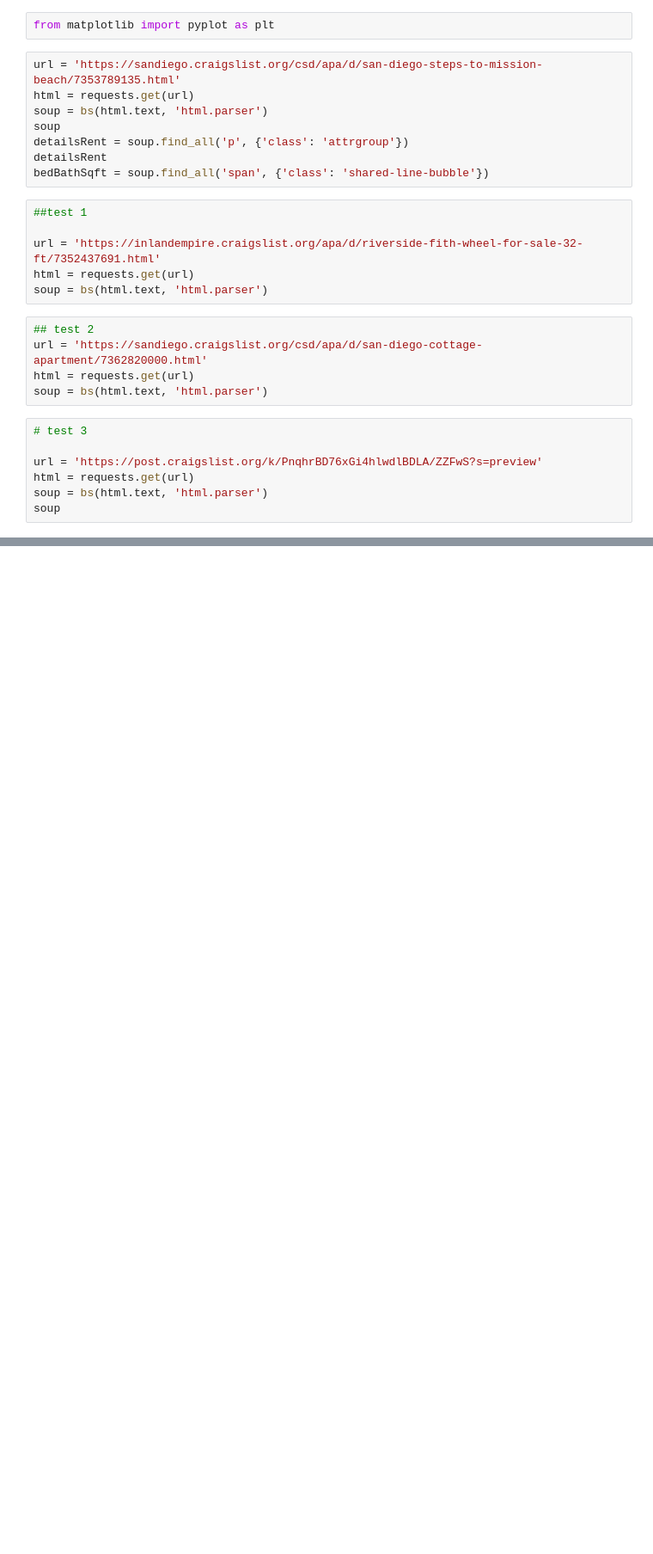
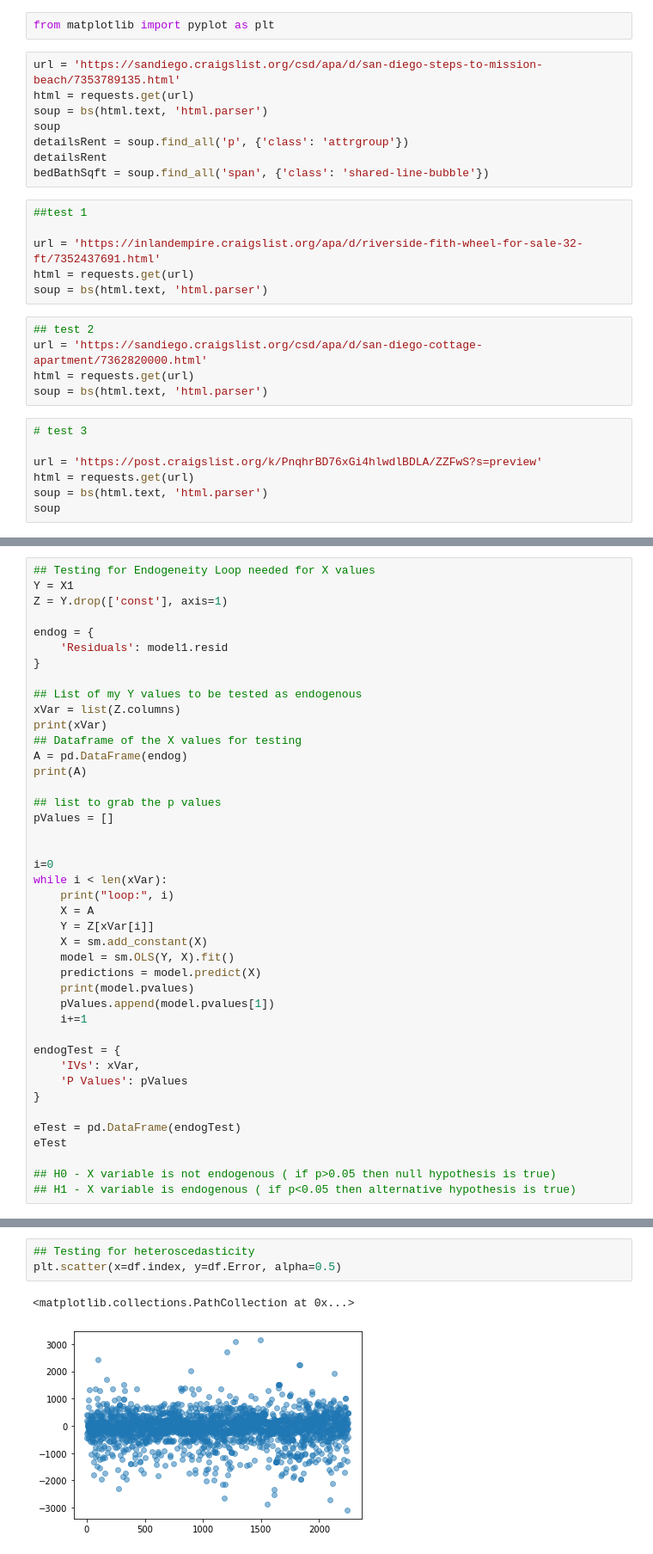
Before and after one commit to jaytmii/Scrape-of-Craigslist-in-San-Diego-CA, a Jupyter notebook: San Diego Craigslist Rentals Analysis.ipynb, the cells around one changed output, grey strips where cells are left out. Shown at 86% size. Drawn from its saved outputs; the diff is of its cells as text; blank space fills up the shorter version.

```diff
--- a/San Diego Craigslist Rentals Analysis.ipynb
+++ b/San Diego Craigslist Rentals Analysis.ipynb
@@ -720,0 +729,42 @@ model.predict(x)
+# %%
+## Testing for Endogeneity Loop needed for X values
+Y = X1
+Z = Y.drop(['const'], axis=1)
+
+endog = {
+    'Residuals': model1.resid
+}
+
+## List of my Y values to be tested as endogenous
+xVar = list(Z.columns)
+print(xVar)
+## Dataframe of the X values for testing
+A = pd.DataFrame(endog)
+print(A)
+
+## list to grab the p values
+pValues = []
+
+
+i=0
+while i < len(xVar):
+    print("loop:", i)
+    X = A
+    Y = Z[xVar[i]]
+    X = sm.add_constant(X)
+    model = sm.OLS(Y, X).fit()
+    predictions = model.predict(X)
+    print(model.pvalues)
+    pValues.append(model.pvalues[1])
+    i+=1
+
+endogTest = {
+    'IVs': xVar,
+    'P Values': pValues
+}
+
+eTest = pd.DataFrame(endogTest)
+eTest
+
+## H0 - X variable is not endogenous ( if p>0.05 then null hypothesis is true)
+## H1 - X variable is endogenous ( if p<0.05 then alternative hypothesis is true)
@@ -720,0 +1101,6 @@ model.predict(x)
+# %%
+## Testing for heteroscedasticity
+plt.scatter(x=df.index, y=df.Error, alpha=0.5)
+# %% [output]
+<matplotlib.collections.PathCollection at 0x...>
+[figure, added]
```
Also changed, not shown: parts of 54 cells of this notebook.
